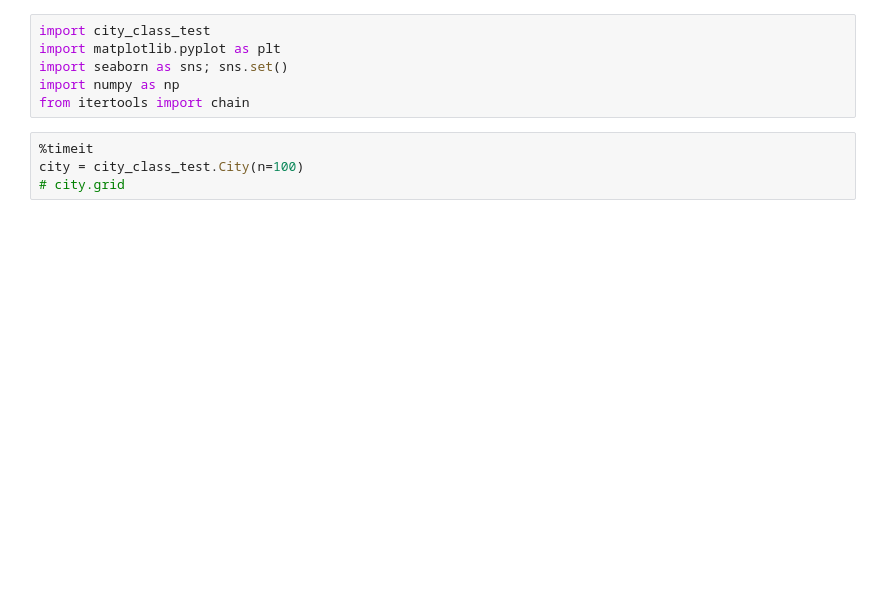
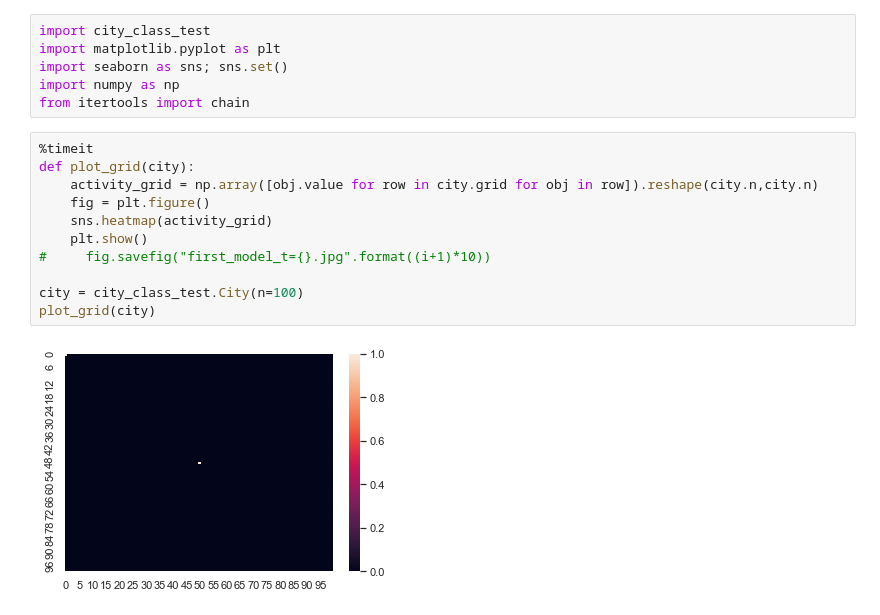
Before and after one commit to RoelvdBurght/complex-systems, a Jupyter notebook: simulate_city.ipynb, the cells around one changed output. Saved outputs shown, nothing was run; the diff lists cells and outputs as text; blank space fills up the shorter version.

```diff
--- a/simulate_city.ipynb
+++ b/simulate_city.ipynb
@@ -4,9 +4,18 @@ import matplotlib.pyplot as plt
 import seaborn as sns; sns.set()
 import numpy as np
 from itertools import chain
-# %%
-%timeit
-city = city_class_test.City(n=100)
-# city.grid
+# %%
+%timeit
+def plot_grid(city):
+    activity_grid = np.array([obj.value for row in city.grid for obj in row]).reshape(city.n,city.n)
+    fig = plt.figure()
+    sns.heatmap(activity_grid)
+    plt.show()
+#     fig.savefig("first_model_t={}.jpg".format((i+1)*10))
+
+city = city_class_test.City(n=100)
+plot_grid(city)
+# %% [output]
+[figure, added]
 # %%
 def time(city):
```
Also changed, not shown: parts of 3 cells of this notebook, 17 other files.
